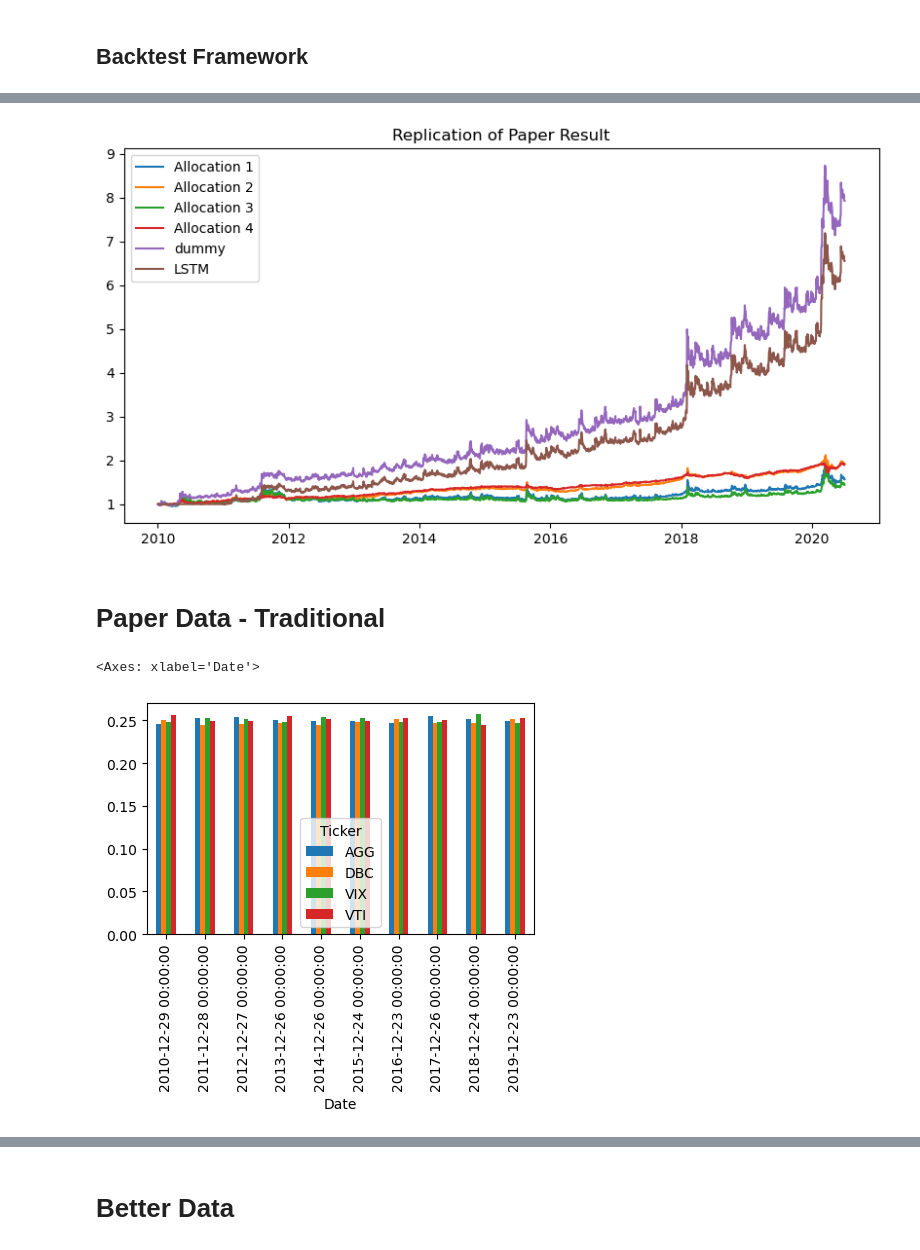
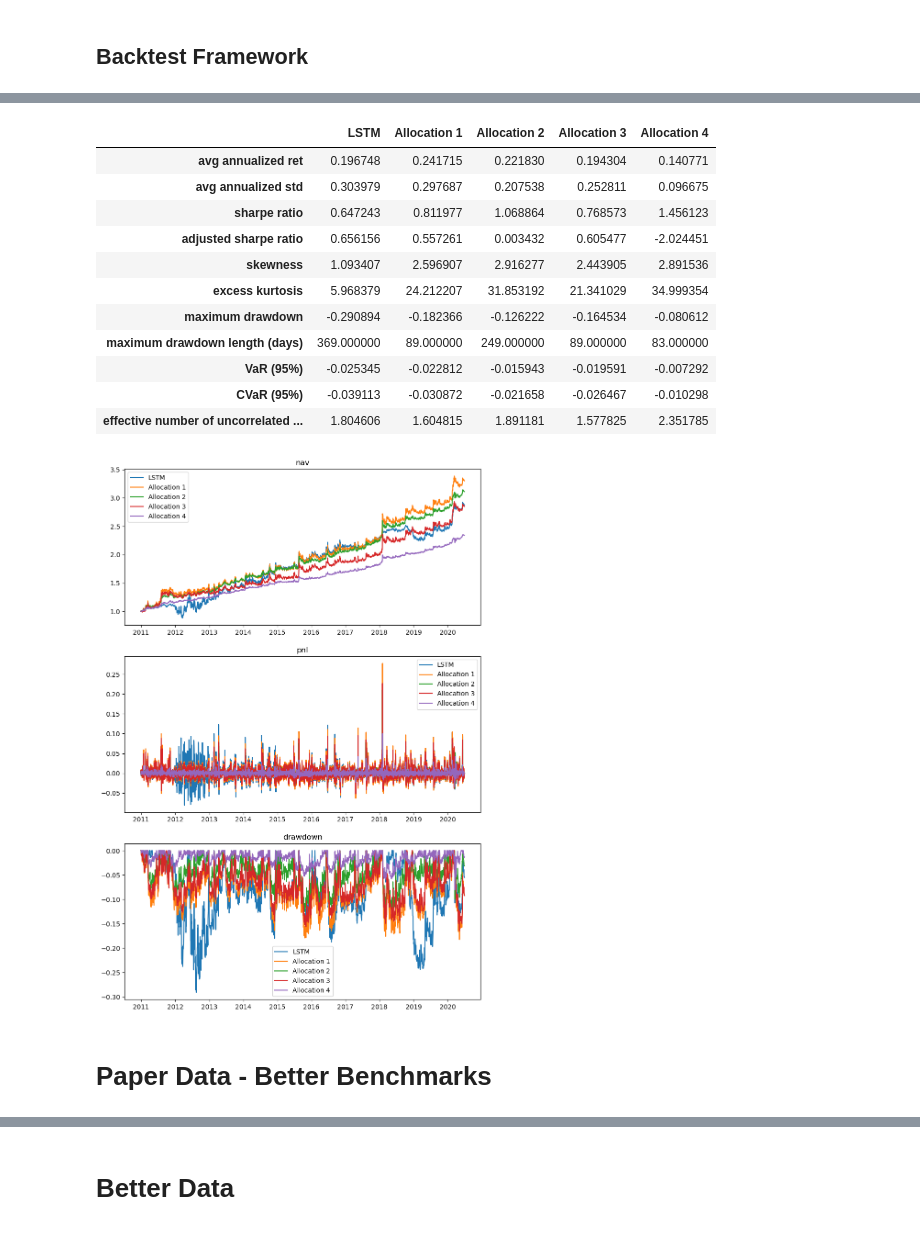
Before and after one commit to Xuanfu-lab/230ZA_Project, a Jupyter notebook: portfolio_opmization_main_framwork.ipynb, the cells around one changed output, grey strips where cells are left out. Saved outputs shown, nothing was run; the diff lists cells and outputs as text; code cells hidden in the pictures.

```diff
--- a/portfolio_opmization_main_framwork.ipynb
+++ b/portfolio_opmization_main_framwork.ipynb
@@ -348,8 +327,11 @@ def portfolio_optimization_LSTM(price_wide):
     num_assets = price_wide.shape[1]
     annualized_vol = return_wide.std() * np.sqrt(252 / 65)
 
-    model = Model_2nn()
-    weights, loss = model.get_allocations(price_wide)
+    model = Model()
+    weights = model.get_allocations(price_wide)
+    # model = Model_2nn()
+    # weights, loss = model.get_allocations(price_wide)
+
     return pd.DataFrame({'Date':date,
                          'Ticker':tickers,
                          'Weight':weights,
@@ -574,17 +504,44 @@ weight_dummy['Weight'] = 1/4
-# %%
-plt.figure(figsize = (10, 5))
-plt.plot(NAV_1, label = 'Allocation 1')
-plt.plot(NAV_2, label = 'Allocation 2')
-plt.plot(NAV_3, label = 'Allocation 3')
-plt.plot(NAV_4, label = 'Allocation 4')
-plt.plot(backtest(weight_dummy)['nav'], label = 'dummy')
-plt.plot(backtest(weight_paper_LSTM)['nav'], label = 'LSTM')
-plt.legend()
-plt.title("Replication of Paper Result");
-# %% [output]
-[figure, removed]
+# %%
+weight_paper_alloc_1 = weight_paper_LSTM.copy()
+weight_paper_alloc_2 = weight_paper_LSTM.copy()
+weight_paper_alloc_3 = weight_paper_LSTM.copy()
+weight_paper_alloc_4 = weight_paper_LSTM.copy()
+
+weight_paper_alloc_1["Weight"] = 1/4
+
+weight_paper_alloc_2.loc[weight_paper_alloc_2["Ticker"] == "VTI", "Weight"] = 1/2
+weight_paper_alloc_2.loc[weight_paper_alloc_2["Ticker"] == "AGG", "Weight"] = 1/10
+weight_paper_alloc_2.loc[weight_paper_alloc_2["Ticker"] == "DBC", "Weight"] = 1/5
+weight_paper_alloc_2.loc[weight_paper_alloc_2["Ticker"] == "VIX", "Weight"] = 1/5
+
+weight_paper_alloc_3.loc[weight_paper_alloc_2["Ticker"] == "VTI", "Weight"] = 1/10
+weight_paper_alloc_3.loc[weight_paper_alloc_2["Ticker"] == "AGG", "Weight"] = 1/2
+weight_paper_alloc_3.loc[weight_paper_alloc_2["Ticker"] == "DBC", "Weight"] = 1/5
+weight_paper_alloc_3.loc[weight_paper_alloc_2["Ticker"] == "VIX", "Weight"] = 1/5
+
+weight_paper_alloc_4.loc[weight_paper_alloc_2["Ticker"] == "VTI", "Weight"] = 2/5
+weight_paper_alloc_4.loc[weight_paper_alloc_2["Ticker"] == "AGG", "Weight"] = 2/5
+weight_paper_alloc_4.loc[weight_paper_alloc_2["Ticker"] == "DBC", "Weight"] = 1/10
+weight_paper_alloc_4.loc[weight_paper_alloc_2["Ticker"] == "VIX", "Weight"] = 1/10
+
+display_backtest_results([weight_paper_LSTM, weight_paper_alloc_1, weight_paper_alloc_2, weight_paper_alloc_3, weight_paper_alloc_4],
+                         ["LSTM", "Allocation 1", "Allocation 2", "Allocation 3", "Allocation 4"])
+# %% [output]
+|  | LSTM | Allocation 1 | Allocation 2 | Allocation 3 | Allocation 4 |
+| avg annualized ret | 0.196748 | 0.241715 | 0.221830 | 0.194304 | 0.140771 |
+| avg annualized std | 0.303979 | 0.297687 | 0.207538 | 0.252811 | 0.096675 |
+| sharpe ratio | 0.647243 | 0.811977 | 1.068864 | 0.768573 | 1.456123 |
+| adjusted sharpe ratio | 0.656156 | 0.557261 | 0.003432 | 0.605477 | -2.024451 |
+| skewness | 1.093407 | 2.596907 | 2.916277 | 2.443905 | 2.891536 |
+| excess kurtosis | 5.968379 | 24.212207 | 31.853192 | 21.341029 | 34.999354 |
+| maximum drawdown | -0.290894 | -0.182366 | -0.126222 | -0.164534 | -0.080612 |
+| maximum drawdown length (days) | 369.000000 | 89.000000 | 249.000000 | 89.000000 | 83.000000 |
+| VaR (95%) | -0.025345 | -0.022812 | -0.015943 | -0.019591 | -0.007292 |
+| CVaR (95%) | -0.039113 | -0.030872 | -0.021658 | -0.026467 | -0.010298 |
+| effective number of uncorrelated ... | 1.804606 | 1.604815 | 1.891181 | 1.577825 | 2.351785 |
+[figure, added]
 # %% [markdown]
-# Paper Data - Traditional
+# Paper Data - Better Benchmarks
 # %%
 weight_paper_variance = optimize_portfolio(price_long_paper, loss_func='variance', period = 252)
 weight_paper_sharpe = optimize_portfolio(price_long_paper, loss_func='sharpe', period = 252)
@@ -595,9 +558,3 @@ weight_paper_MRC = optimize_portfolio(price_long_paper, loss_func='marginal_risk
-# %%
-tmp = weight_paper_LSTM.groupby(['Ticker', 'Weight'])['Date'].first().to_frame().reset_index()
-tmp.pivot("Date", "Ticker", "Weight").plot(kind='bar', figsize = (5, 3))
-# %% [output]
-<Axes: xlabel='Date'>
-[figure, removed]
 # %%
 display_backtest_results(
     [weight_paper_LSTM,
```
Also changed, not shown: parts of 15 cells of this notebook.
